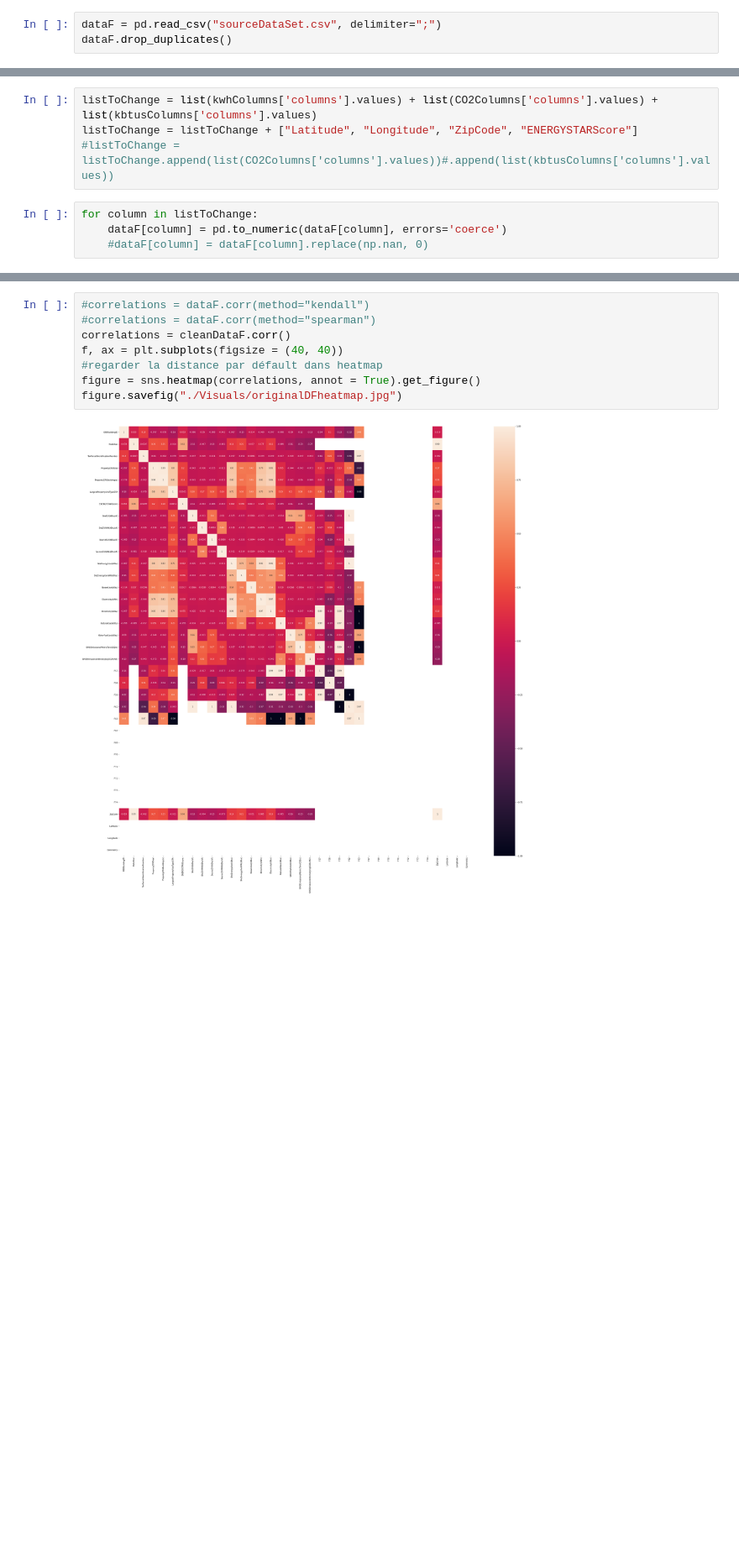
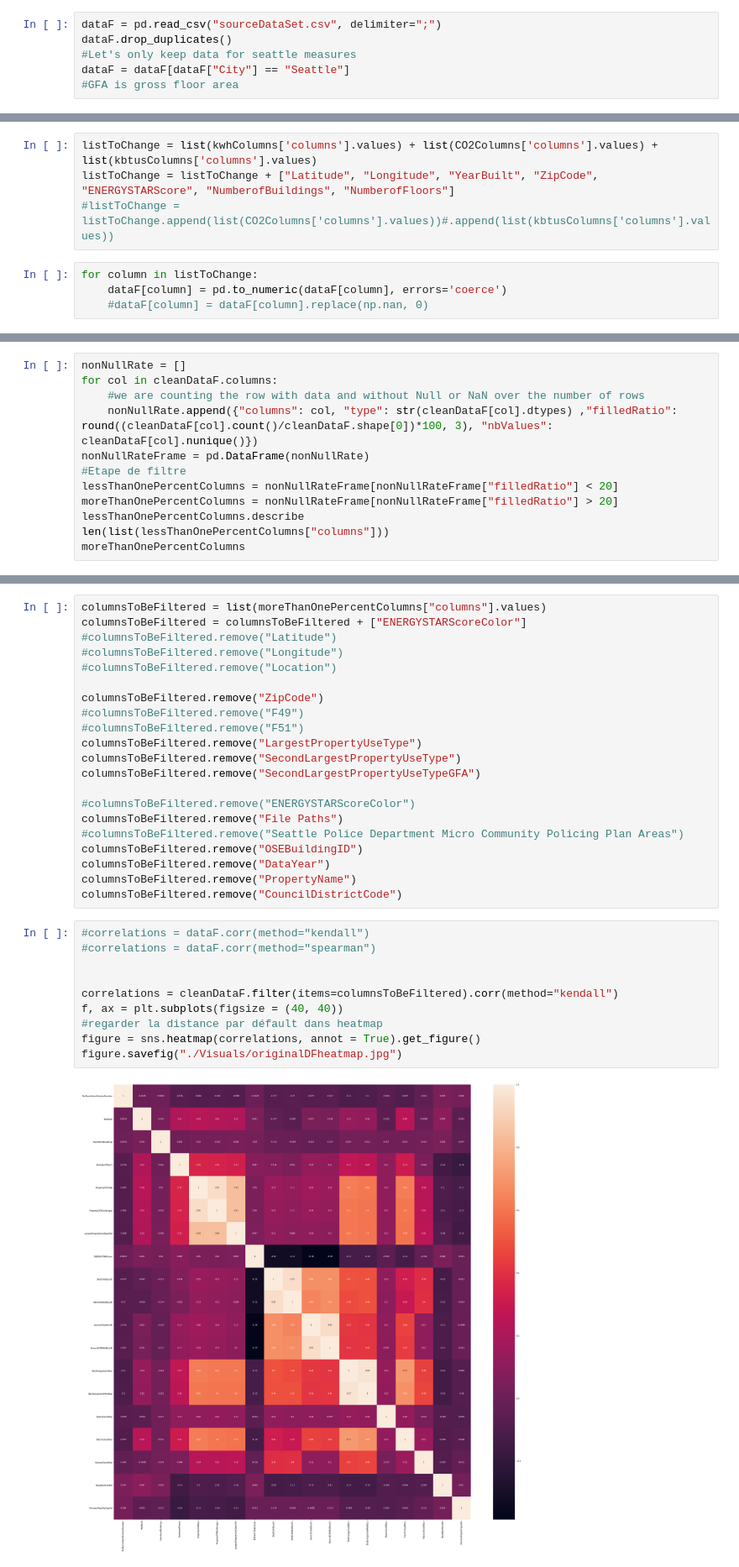
Before and after one commit to benMiniconi/Seattle2050, a Jupyter notebook: ProjetFinal/Exploration.ipynb, the cells around one changed output, grey strips where cells are left out. Shown at 84% size. Saved outputs shown, nothing was run; the diff lists cells and outputs as text; blank space fills up the shorter version.

Commit message:
Some more for data cleaning by datatype and preprocessing

```diff
--- a/ProjetFinal/Exploration.ipynb
+++ b/ProjetFinal/Exploration.ipynb
@@ -6,3 +8,6 @@ import seaborn as sns
 # %%
 dataF = pd.read_csv("sourceDataSet.csv", delimiter=";")
 dataF.drop_duplicates()
+#Let's only keep data for seattle measures
+dataF = dataF[dataF["City"] == "Seattle"]
+#GFA is gross floor area
@@ -75,7 +112,7 @@ CO2Columns = nonNullRateFrame[nonNullRateFrame["columns"].str.contains("CO2")]
 kwhColumns = nonNullRateFrame[nonNullRateFrame["columns"].str.contains("kWh")]
 # %%
 listToChange = list(kwhColumns['columns'].values) + list(CO2Columns['columns'].values) + list(kbtusColumns['columns'].values)
-listToChange = listToChange + ["Latitude", "Longitude", "ZipCode", "ENERGYSTARScore"]
+listToChange = listToChange + ["Latitude", "Longitude", "YearBuilt", "ZipCode", "ENERGYSTARScore", "NumberofBuildings", "NumberofFloors"]
 #listToChange = listToChange.append(list(CO2Columns['columns'].values))#.append(list(kbtusColumns['columns'].values))
 # %%
 for column in listToChange:
@@ -107,0 +156,12 @@ TypeError: '<' not supported between instances of 'str' and 'float'
+# %%
+nonNullRate = []
+for col in cleanDataF.columns:
+    #we are counting the row with data and without Null or NaN over the number of rows
+    nonNullRate.append({"columns": col, "type": str(cleanDataF[col].dtypes) ,"filledRatio": round((cleanDataF[col].count()/cleanDataF.shape[0])*100, 3), "nbValues": cleanDataF[col].nunique()})
+nonNullRateFrame = pd.DataFrame(nonNullRate)
+#Etape de filtre
+lessThanOnePercentColumns = nonNullRateFrame[nonNullRateFrame["filledRatio"] < 20]
+moreThanOnePercentColumns = nonNullRateFrame[nonNullRateFrame["filledRatio"] > 20]
+lessThanOnePercentColumns.describe
+len(list(lessThanOnePercentColumns["columns"]))
+moreThanOnePercentColumns
@@ -108,11 +186,34 @@ TypeError: '<' not supported between instances of 'str' and 'float'
+# %%
+columnsToBeFiltered = list(moreThanOnePercentColumns["columns"].values)
+columnsToBeFiltered = columnsToBeFiltered + ["ENERGYSTARScoreColor"]
+#columnsToBeFiltered.remove("Latitude")
+#columnsToBeFiltered.remove("Longitude")
+#columnsToBeFiltered.remove("Location")
+
+columnsToBeFiltered.remove("ZipCode")
+#columnsToBeFiltered.remove("F49")
+#columnsToBeFiltered.remove("F51")
+columnsToBeFiltered.remove("LargestPropertyUseType")
+columnsToBeFiltered.remove("SecondLargestPropertyUseType")
+columnsToBeFiltered.remove("SecondLargestPropertyUseTypeGFA")
+
+#columnsToBeFiltered.remove("ENERGYSTARScoreColor")
+columnsToBeFiltered.remove("File Paths")
+#columnsToBeFiltered.remove("Seattle Police Department Micro Community Policing Plan Areas")
+columnsToBeFiltered.remove("OSEBuildingID")
+columnsToBeFiltered.remove("DataYear")
+columnsToBeFiltered.remove("PropertyName")
+columnsToBeFiltered.remove("CouncilDistrictCode")
 # %%
 #correlations = dataF.corr(method="kendall")
 #correlations = dataF.corr(method="spearman")
-correlations = cleanDataF.corr()
+
+
+correlations = cleanDataF.filter(items=columnsToBeFiltered).corr(method="kendall")
 f, ax = plt.subplots(figsize = (40, 40))
 #regarder la distance par défault dans heatmap
 figure = sns.heatmap(correlations, annot = True).get_figure()
 figure.savefig("./Visuals/originalDFheatmap.jpg")
 # %% [output]
-[figure, old version]
+[figure, new version]
 # %%
```
Also changed, not shown: parts of 13 cells of this notebook, 3 other files.
